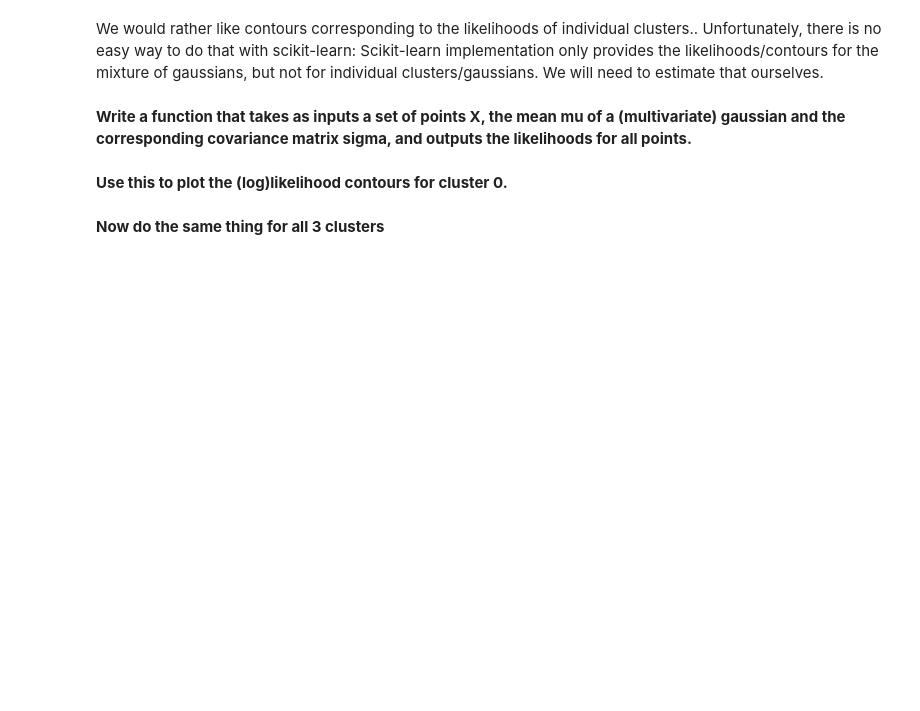
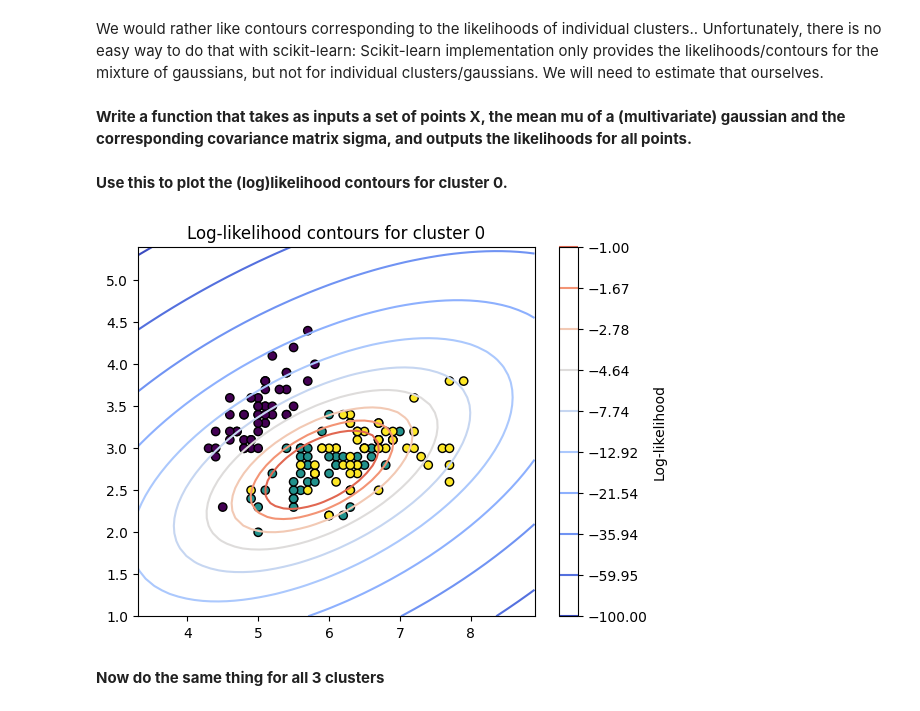
Before and after one commit to audreybvt/ML, a Jupyter notebook: Lab 7 mixtures of Gaussians.ipynb, the cells around one changed output. Saved outputs shown, nothing was run; the diff lists cells and outputs as text; code cells hidden in the pictures; blank space fills up the shorter version.

```diff
--- a/Lab 7 mixtures of Gaussians.ipynb
+++ b/Lab 7 mixtures of Gaussians.ipynb
@@ -261,8 +261,46 @@ def log_likelihood(X: np.ndarray, mu: np.ndarray, Sigma: np.ndarray) -> np.ndarr
     Return:
         log_likelihoods, shape (N,)
     """
-    #TODO
+    N, D = X.shape
+    log_likelihoods = np.zeros(N)
+
+    det_Sigma = np.linalg.det(Sigma)
+    inv_Sigma = np.linalg.inv(Sigma)
+
+    for i in range(N):
+        x_minus_mu = X[i] - mu  # (D,)
+        last_term = x_minus_mu.T @ inv_Sigma @ x_minus_mu  # (x-mu)^T Sigma^-1 (x-mu)
+        log_likelihoods[i] = -0.5 * (D * np.log(2 * np.pi) + np.log(det_Sigma) + last_term)
+
+    return log_likelihoods
 # %% [markdown]
 **Use this to plot the (log)likelihood contours for cluster 0.**
+# %%
+# Cluster 0
+mu = gmm.means_[0][:2]
+Sigma = gmm.covariances_[0][:2, :2]
+
+# Define predictor function
+predictor = lambda X: log_likelihood(X, mu, Sigma)
+
+# Compute values on the grid
+xx, yy, zz = map_space(predictor, xmin=X_iris_2d[:,0].min()-1, xmax=X_iris_2d[:,0].max()+1,
+                                     ymin=X_iris_2d[:,1].min()-1, ymax=X_iris_2d[:,1].max()+1)
+
+# Plot contours
+from matplotlib.colors import SymLogNorm
+contour = plt.contour(
+    xx, yy, zz,
+    levels=-np.logspace(0,2,10)[::-1],
+    norm=SymLogNorm(linthresh=3, linscale=1, vmin=-100, vmax=0),
+    cmap=plt.cm.coolwarm
+)
+plt.scatter(X_iris_2d[:, 0], X_iris_2d[:, 1], c=y_iris, cmap='viridis', edgecolor='k')
+cbar = plt.colorbar(contour)
+cbar.set_label('Log-likelihood')
+plt.title("Log-likelihood contours for cluster 0")
+plt.show()
+# %% [output]
+[figure, added]
 # %% [markdown]
 **Now do the same thing for all 3 clusters**
```
Also changed, not shown: parts of 3 cells of this notebook.
